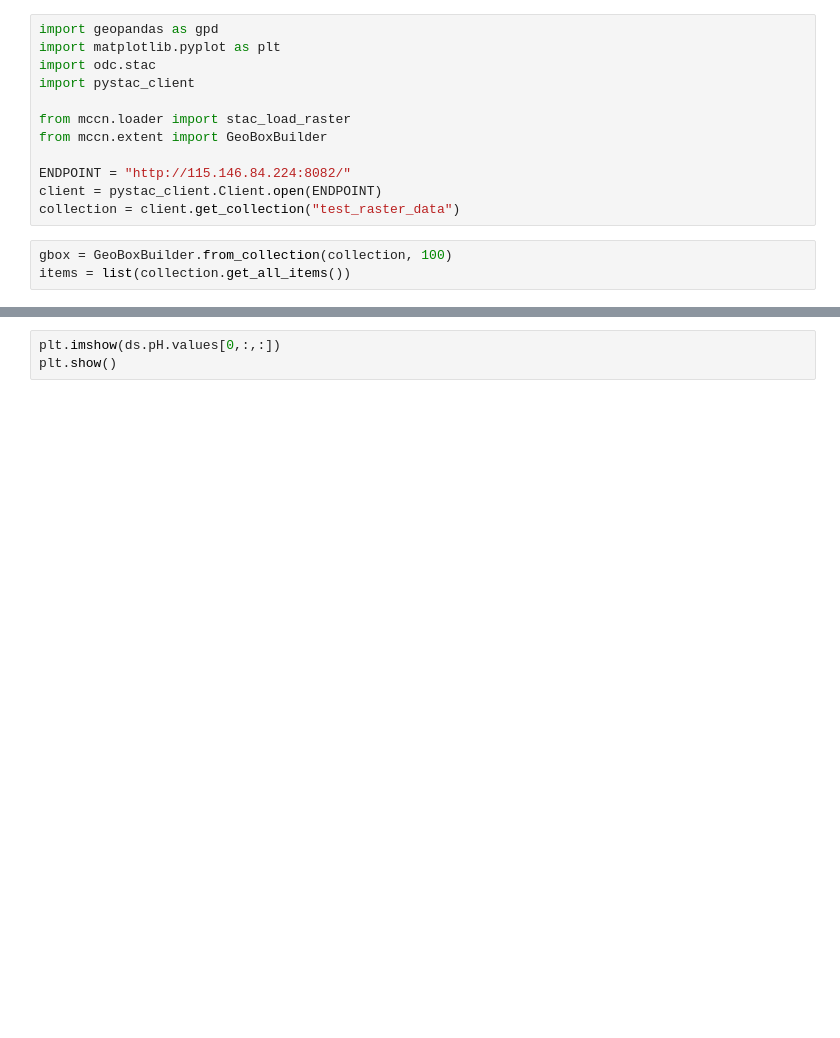
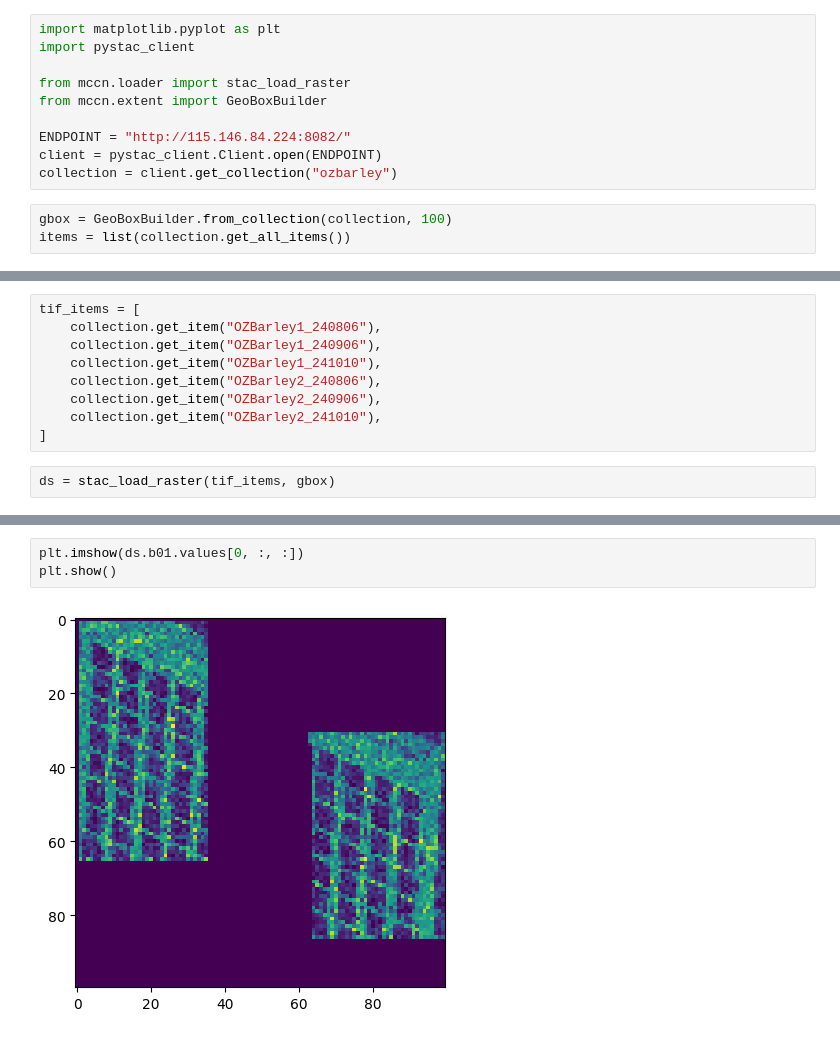
Before and after one commit to aus-plant-phenomics-network/mccn-engine, a Jupyter notebook: raster_load_demo.ipynb, the cells around one changed output, grey strips where cells are left out. Cells and saved outputs as stored; diff of their text form; blank space fills up the shorter version.

```diff
--- a/raster_load_demo.ipynb
+++ b/raster_load_demo.ipynb
@@ -1,7 +1,5 @@
 # %%
-import geopandas as gpd
 import matplotlib.pyplot as plt
-import odc.stac
 import pystac_client
 
 from mccn.loader import stac_load_raster
@@ -9,7 +7,7 @@ from mccn.extent import GeoBoxBuilder
 
 ENDPOINT = "http://115.146.84.224:8082/"
 client = pystac_client.Client.open(ENDPOINT)
-collection = client.get_collection("test_raster_data")
+collection = client.get_collection("ozbarley")
 # %%
 gbox = GeoBoxBuilder.from_collection(collection, 100)
 items = list(collection.get_all_items())
@@ -25,2 +14,13 @@ RasterioIOError: HTTP response code: 404
+# %%
+tif_items = [
+    collection.get_item("OZBarley1_240806"),
+    collection.get_item("OZBarley1_240906"),
+    collection.get_item("OZBarley1_241010"),
+    collection.get_item("OZBarley2_240806"),
+    collection.get_item("OZBarley2_240906"),
+    collection.get_item("OZBarley2_241010"),
+]
+# %%
+ds = stac_load_raster(tif_items, gbox)
 # %%
 ds
@@ -27,3 +39,5 @@ ds
 # %%
-plt.imshow(ds.pH.values[0,:,:])
+plt.imshow(ds.b01.values[0, :, :])
 plt.show()
+# %% [output]
+[figure, added]
```
Also changed, not shown: parts of 5 cells of this notebook, 4 other files.
